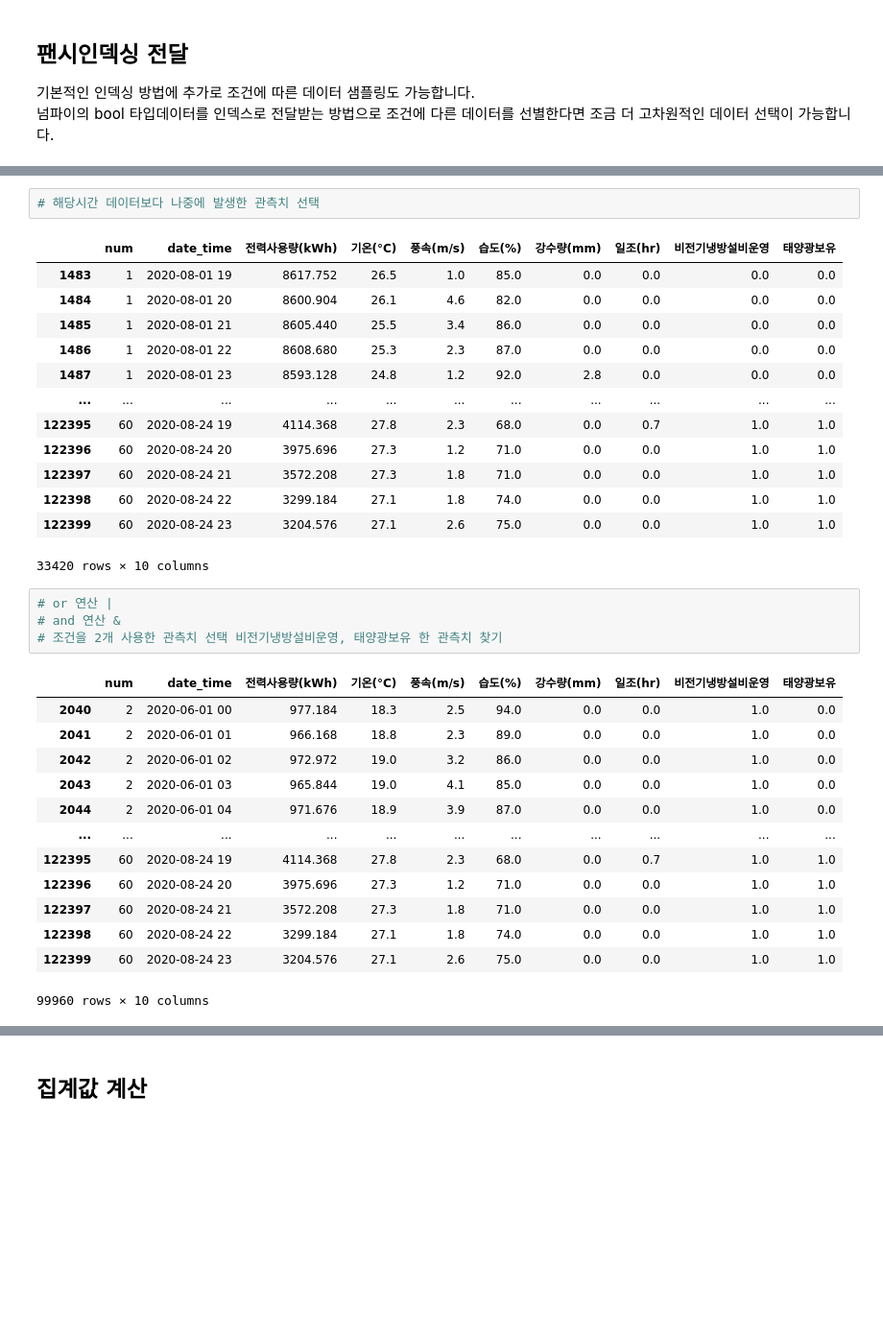
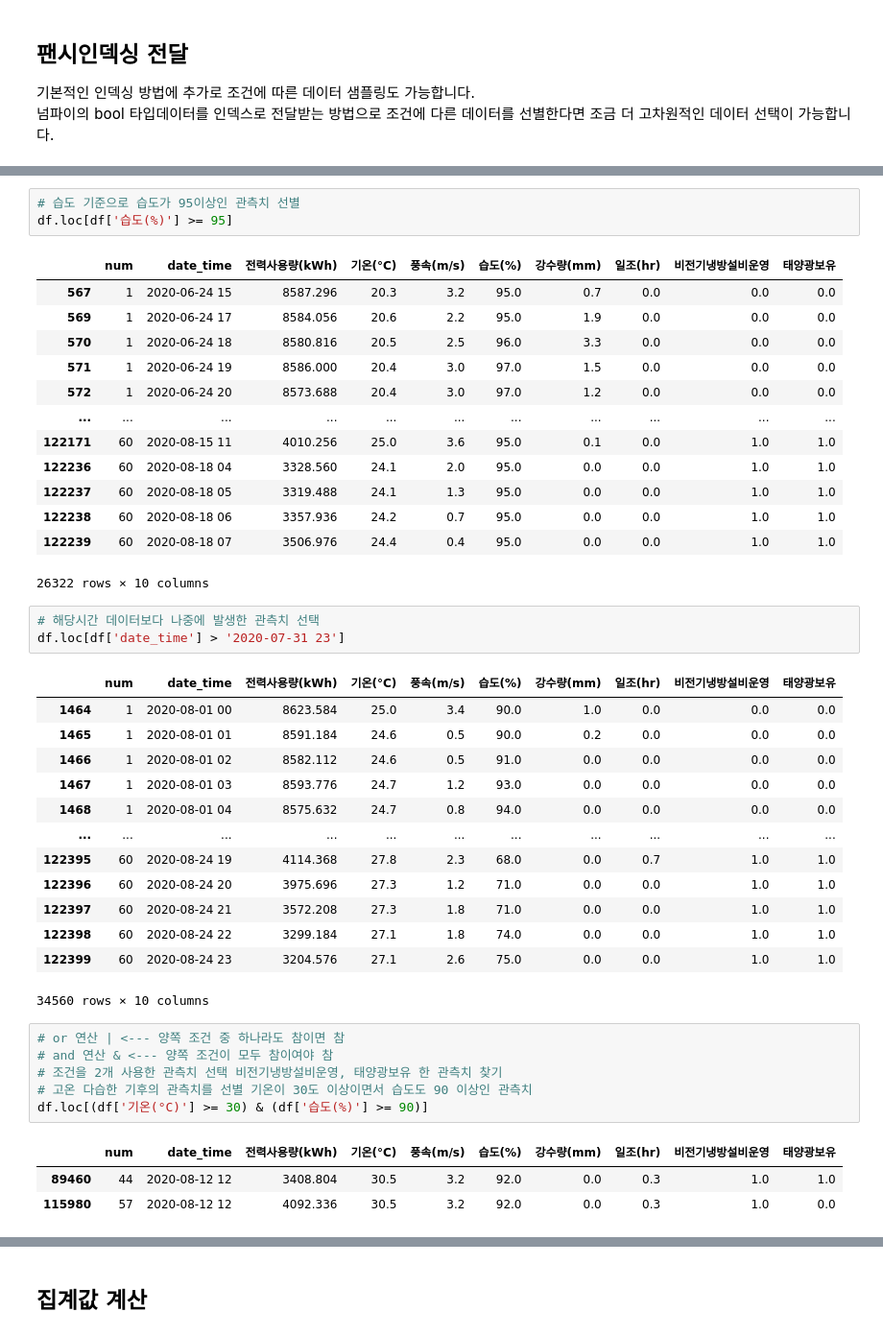
Before and after one commit to overgroove/samsung_ML, a Jupyter notebook: 03_package_pandas.ipynb, the cells around one changed output, grey strips where cells are left out. Shown: that part at 96% size. Saved outputs shown, nothing was run; the diff lists cells and outputs as text; blank space fills up the shorter version.

```diff
--- a/03_package_pandas.ipynb
+++ b/03_package_pandas.ipynb
@@ -437,37 +481,47 @@ Name: 전력사용량(kWh), Length: 122400, dtype: float64
 | 16312 | 8 | 2020-08-24 16 | 17300.313 | 32.3 | 1.6 | 54.0 | 0.0 | 1.0 | 1.0 | 1.0 |
 | 16313 | 8 | 2020-08-24 17 | 17136.351 | 31.6 | 1.0 | 57.0 | 0.0 | 1.0 | 1.0 | 1.0 |
 286 rows × 10 columns
+# %%
+# 습도 기준으로 습도가 95이상인 관측치 선별
+df.loc[df['습도(%)'] >= 95]
+# %% [output]
+|  | num | date_time | 전력사용량(kWh) | 기온(°C) | 풍속(m/s) | 습도(%) | 강수량(mm) | 일조(hr) | 비전기냉방설비운영 | 태양광보유 |
+| 567 | 1 | 2020-06-24 15 | 8587.296 | 20.3 | 3.2 | 95.0 | 0.7 | 0.0 | 0.0 | 0.0 |
+| 569 | 1 | 2020-06-24 17 | 8584.056 | 20.6 | 2.2 | 95.0 | 1.9 | 0.0 | 0.0 | 0.0 |
+| 570 | 1 | 2020-06-24 18 | 8580.816 | 20.5 | 2.5 | 96.0 | 3.3 | 0.0 | 0.0 | 0.0 |
+| 571 | 1 | 2020-06-24 19 | 8586.000 | 20.4 | 3.0 | 97.0 | 1.5 | 0.0 | 0.0 | 0.0 |
+| 572 | 1 | 2020-06-24 20 | 8573.688 | 20.4 | 3.0 | 97.0 | 1.2 | 0.0 | 0.0 | 0.0 |
+| ... | ... | ... | ... | ... | ... | ... | ... | ... | ... | ... |
+| 122171 | 60 | 2020-08-15 11 | 4010.256 | 25.0 | 3.6 | 95.0 | 0.1 | 0.0 | 1.0 | 1.0 |
+| 122236 | 60 | 2020-08-18 04 | 3328.560 | 24.1 | 2.0 | 95.0 | 0.0 | 0.0 | 1.0 | 1.0 |
+| 122237 | 60 | 2020-08-18 05 | 3319.488 | 24.1 | 1.3 | 95.0 | 0.0 | 0.0 | 1.0 | 1.0 |
+| 122238 | 60 | 2020-08-18 06 | 3357.936 | 24.2 | 0.7 | 95.0 | 0.0 | 0.0 | 1.0 | 1.0 |
+| 122239 | 60 | 2020-08-18 07 | 3506.976 | 24.4 | 0.4 | 95.0 | 0.0 | 0.0 | 1.0 | 1.0 |
+26322 rows × 10 columns
 # %%
 # 해당시간 데이터보다 나중에 발생한 관측치 선택
+df.loc[df['date_time'] > '2020-07-31 23']
 # %% [output]
 |  | num | date_time | 전력사용량(kWh) | 기온(°C) | 풍속(m/s) | 습도(%) | 강수량(mm) | 일조(hr) | 비전기냉방설비운영 | 태양광보유 |
-| 1483 | 1 | 2020-08-01 19 | 8617.752 | 26.5 | 1.0 | 85.0 | 0.0 | 0.0 | 0.0 | 0.0 |
-| 1484 | 1 | 2020-08-01 20 | 8600.904 | 26.1 | 4.6 | 82.0 | 0.0 | 0.0 | 0.0 | 0.0 |
-| 1485 | 1 | 2020-08-01 21 | 8605.440 | 25.5 | 3.4 | 86.0 | 0.0 | 0.0 | 0.0 | 0.0 |
-| 1486 | 1 | 2020-08-01 22 | 8608.680 | 25.3 | 2.3 | 87.0 | 0.0 | 0.0 | 0.0 | 0.0 |
-| 1487 | 1 | 2020-08-01 23 | 8593.128 | 24.8 | 1.2 | 92.0 | 2.8 | 0.0 | 0.0 | 0.0 |
+| 1464 | 1 | 2020-08-01 00 | 8623.584 | 25.0 | 3.4 | 90.0 | 1.0 | 0.0 | 0.0 | 0.0 |
+| 1465 | 1 | 2020-08-01 01 | 8591.184 | 24.6 | 0.5 | 90.0 | 0.2 | 0.0 | 0.0 | 0.0 |
+| 1466 | 1 | 2020-08-01 02 | 8582.112 | 24.6 | 0.5 | 91.0 | 0.0 | 0.0 | 0.0 | 0.0 |
+| 1467 | 1 | 2020-08-01 03 | 8593.776 | 24.7 | 1.2 | 93.0 | 0.0 | 0.0 | 0.0 | 0.0 |
+| 1468 | 1 | 2020-08-01 04 | 8575.632 | 24.7 | 0.8 | 94.0 | 0.0 | 0.0 | 0.0 | 0.0 |
 | ... | ... | ... | ... | ... | ... | ... | ... | ... | ... | ... |
 | 122395 | 60 | 2020-08-24 19 | 4114.368 | 27.8 | 2.3 | 68.0 | 0.0 | 0.7 | 1.0 | 1.0 |
 | 122396 | 60 | 2020-08-24 20 | 3975.696 | 27.3 | 1.2 | 71.0 | 0.0 | 0.0 | 1.0 | 1.0 |
 | 122397 | 60 | 2020-08-24 21 | 3572.208 | 27.3 | 1.8 | 71.0 | 0.0 | 0.0 | 1.0 | 1.0 |
 | 122398 | 60 | 2020-08-24 22 | 3299.184 | 27.1 | 1.8 | 74.0 | 0.0 | 0.0 | 1.0 | 1.0 |
 | 122399 | 60 | 2020-08-24 23 | 3204.576 | 27.1 | 2.6 | 75.0 | 0.0 | 0.0 | 1.0 | 1.0 |
-33420 rows × 10 columns
+34560 rows × 10 columns
 # %%
-# or 연산 |
-# and 연산 &
+# or 연산 | <--- 양쪽 조건 중 하나라도 참이면 참
+# and 연산 & <--- 양쪽 조건이 모두 참이여야 참
 # 조건을 2개 사용한 관측치 선택 비전기냉방설비운영, 태양광보유 한 관측치 찾기
+# 고온 다습한 기후의 관측치를 선별 기온이 30도 이상이면서 습도도 90 이상인 관측치
+df.loc[(df['기온(°C)'] >= 30) & (df['습도(%)'] >= 90)]
 # %% [output]
 |  | num | date_time | 전력사용량(kWh) | 기온(°C) | 풍속(m/s) | 습도(%) | 강수량(mm) | 일조(hr) | 비전기냉방설비운영 | 태양광보유 |
-| 2040 | 2 | 2020-06-01 00 | 977.184 | 18.3 | 2.5 | 94.0 | 0.0 | 0.0 | 1.0 | 0.0 |
-| 2041 | 2 | 2020-06-01 01 | 966.168 | 18.8 | 2.3 | 89.0 | 0.0 | 0.0 | 1.0 | 0.0 |
-| 2042 | 2 | 2020-06-01 02 | 972.972 | 19.0 | 3.2 | 86.0 | 0.0 | 0.0 | 1.0 | 0.0 |
-| 2043 | 2 | 2020-06-01 03 | 965.844 | 19.0 | 4.1 | 85.0 | 0.0 | 0.0 | 1.0 | 0.0 |
-| 2044 | 2 | 2020-06-01 04 | 971.676 | 18.9 | 3.9 | 87.0 | 0.0 | 0.0 | 1.0 | 0.0 |
-| ... | ... | ... | ... | ... | ... | ... | ... | ... | ... | ... |
-| 122395 | 60 | 2020-08-24 19 | 4114.368 | 27.8 | 2.3 | 68.0 | 0.0 | 0.7 | 1.0 | 1.0 |
-| 122396 | 60 | 2020-08-24 20 | 3975.696 | 27.3 | 1.2 | 71.0 | 0.0 | 0.0 | 1.0 | 1.0 |
-| 122397 | 60 | 2020-08-24 21 | 3572.208 | 27.3 | 1.8 | 71.0 | 0.0 | 0.0 | 1.0 | 1.0 |
-| 122398 | 60 | 2020-08-24 22 | 3299.184 | 27.1 | 1.8 | 74.0 | 0.0 | 0.0 | 1.0 | 1.0 |
-| 122399 | 60 | 2020-08-24 23 | 3204.576 | 27.1 | 2.6 | 75.0 | 0.0 | 0.0 | 1.0 | 1.0 |
+| 89460 | 44 | 2020-08-12 12 | 3408.804 | 30.5 | 3.2 | 92.0 | 0.0 | 0.3 | 1.0 | 1.0 |
+| 115980 | 57 | 2020-08-12 12 | 4092.336 | 30.5 | 3.2 | 92.0 | 0.0 | 0.3 | 1.0 | 0.0 |
-99960 rows × 10 columns
```
Also changed, not shown: parts of 85 cells of this notebook.
